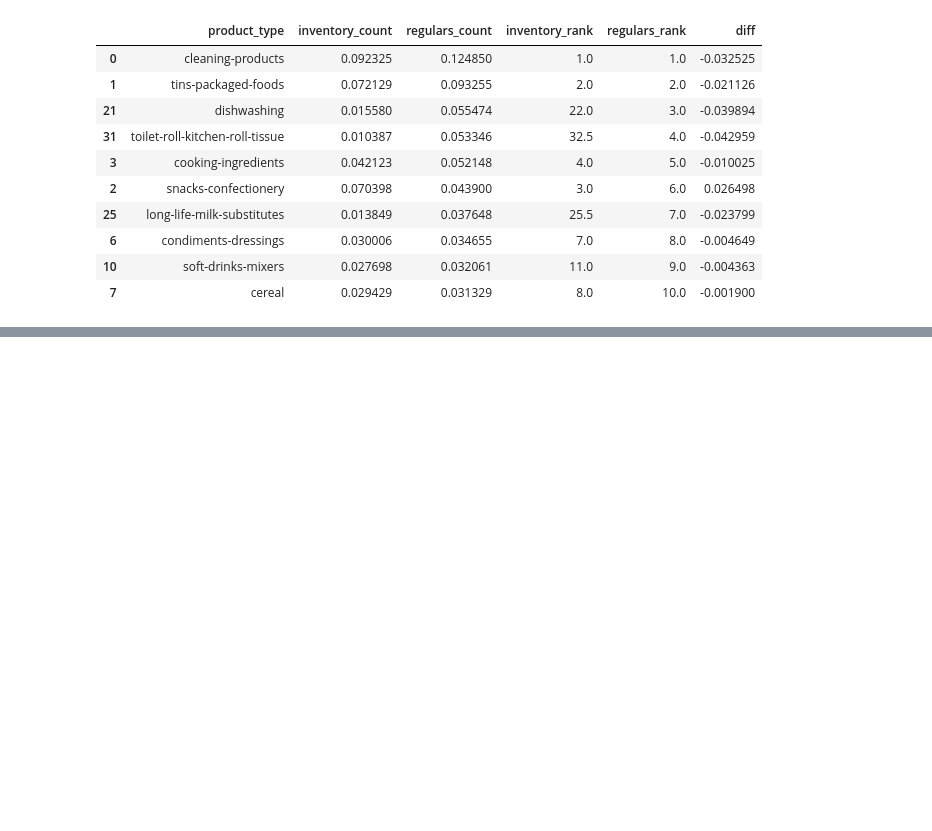
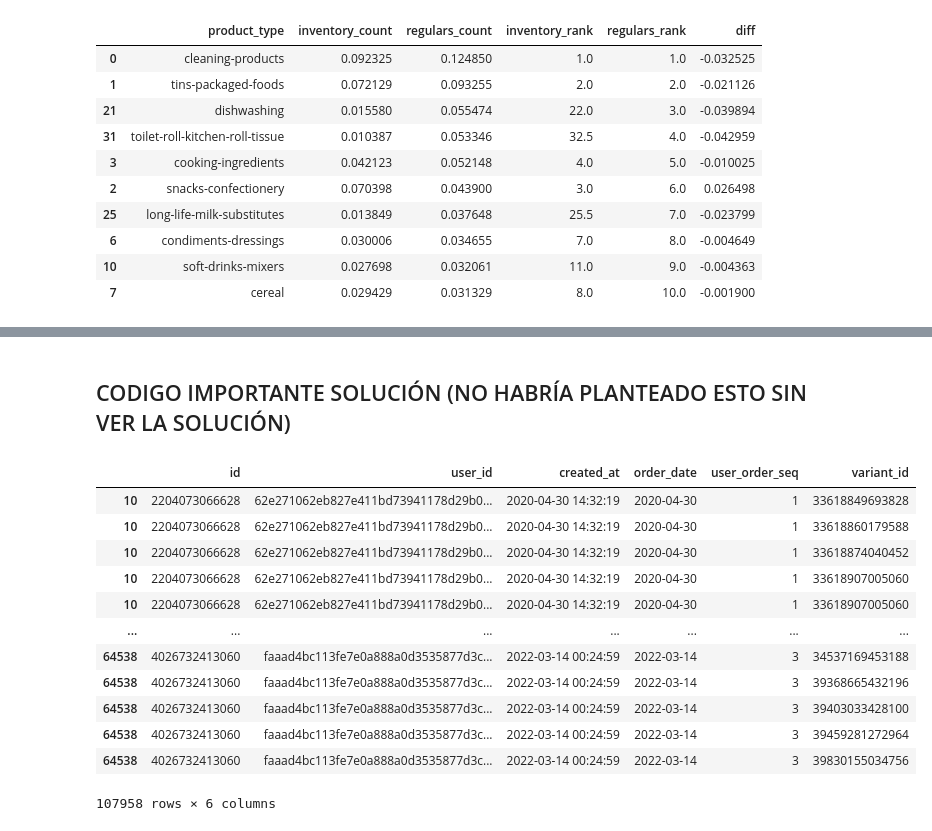
Before and after one commit to pamalo9/zrive-ds, a Jupyter notebook: src/module_2/EDA.ipynb, the cells around one changed output, grey strips where cells are left out. Drawn from its saved outputs; the diff is of its cells as text; code cells hidden in the pictures; blank space fills up the shorter version.

```diff
--- a/src/module_2/EDA.ipynb
+++ b/src/module_2/EDA.ipynb
@@ -407,0 +466,19 @@ diff_prevalence.sort_values('regulars_count', ascending=False).head(10)
+# %% [markdown]
+## CODIGO IMPORTANTE SOLUCIÓN (NO HABRÍA PLANTEADO ESTO SIN VER LA SOLUCIÓN)
+# %%
+order_items = orders.explode('ordered_items').rename({'ordered_items': 'variant_id'}, axis=1)
+order_items
+# %% [output]
+|  | id | user_id | created_at | order_date | user_order_seq | variant_id |
+| 10 | 2204073066628 | 62e271062eb827e411bd73941178d29b0... | 2020-04-30 14:32:19 | 2020-04-30 | 1 | 33618849693828 |
+| 10 | 2204073066628 | 62e271062eb827e411bd73941178d29b0... | 2020-04-30 14:32:19 | 2020-04-30 | 1 | 33618860179588 |
+| 10 | 2204073066628 | 62e271062eb827e411bd73941178d29b0... | 2020-04-30 14:32:19 | 2020-04-30 | 1 | 33618874040452 |
+| 10 | 2204073066628 | 62e271062eb827e411bd73941178d29b0... | 2020-04-30 14:32:19 | 2020-04-30 | 1 | 33618907005060 |
+| 10 | 2204073066628 | 62e271062eb827e411bd73941178d29b0... | 2020-04-30 14:32:19 | 2020-04-30 | 1 | 33618907005060 |
+| ... | ... | ... | ... | ... | ... | ... |
+| 64538 | 4026732413060 | faaad4bc113fe7e0a888a0d3535877d3c... | 2022-03-14 00:24:59 | 2022-03-14 | 3 | 34537169453188 |
+| 64538 | 4026732413060 | faaad4bc113fe7e0a888a0d3535877d3c... | 2022-03-14 00:24:59 | 2022-03-14 | 3 | 39368665432196 |
+| 64538 | 4026732413060 | faaad4bc113fe7e0a888a0d3535877d3c... | 2022-03-14 00:24:59 | 2022-03-14 | 3 | 39403033428100 |
+| 64538 | 4026732413060 | faaad4bc113fe7e0a888a0d3535877d3c... | 2022-03-14 00:24:59 | 2022-03-14 | 3 | 39459281272964 |
+| 64538 | 4026732413060 | faaad4bc113fe7e0a888a0d3535877d3c... | 2022-03-14 00:24:59 | 2022-03-14 | 3 | 39830155034756 |
+107958 rows × 6 columns
```
Also changed, not shown: parts of 16 cells of this notebook.
